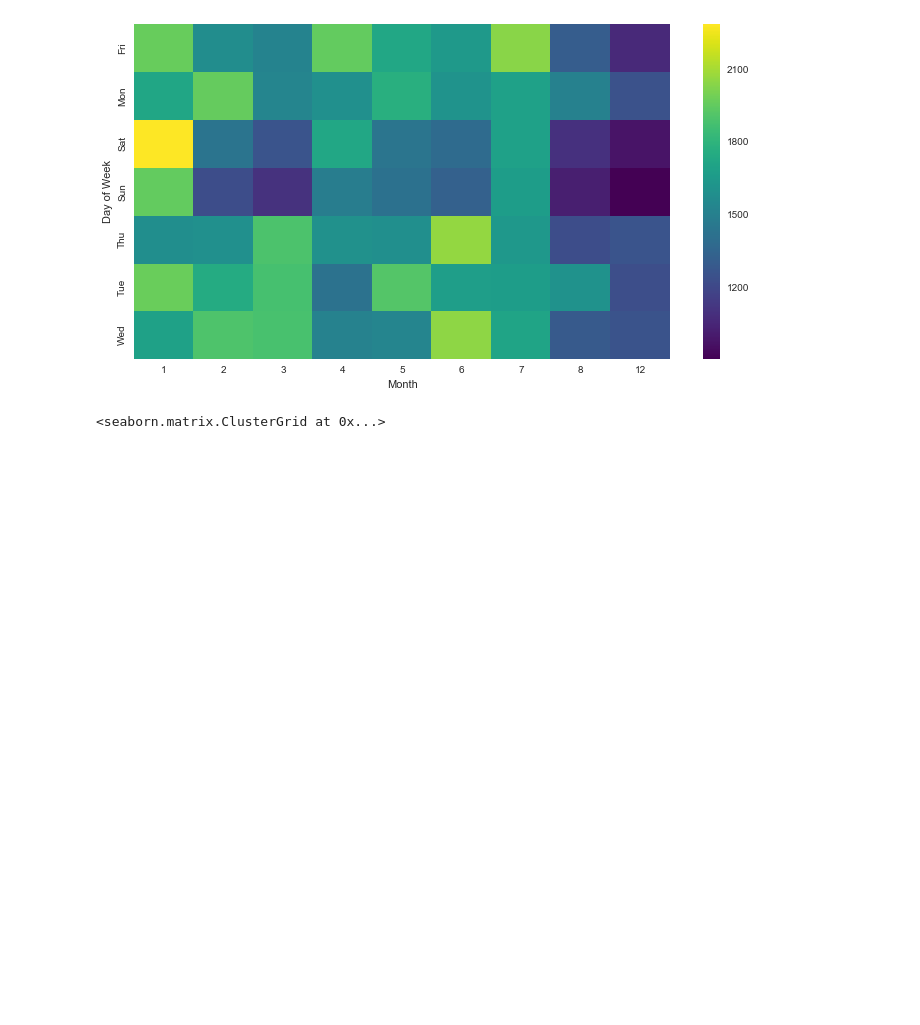
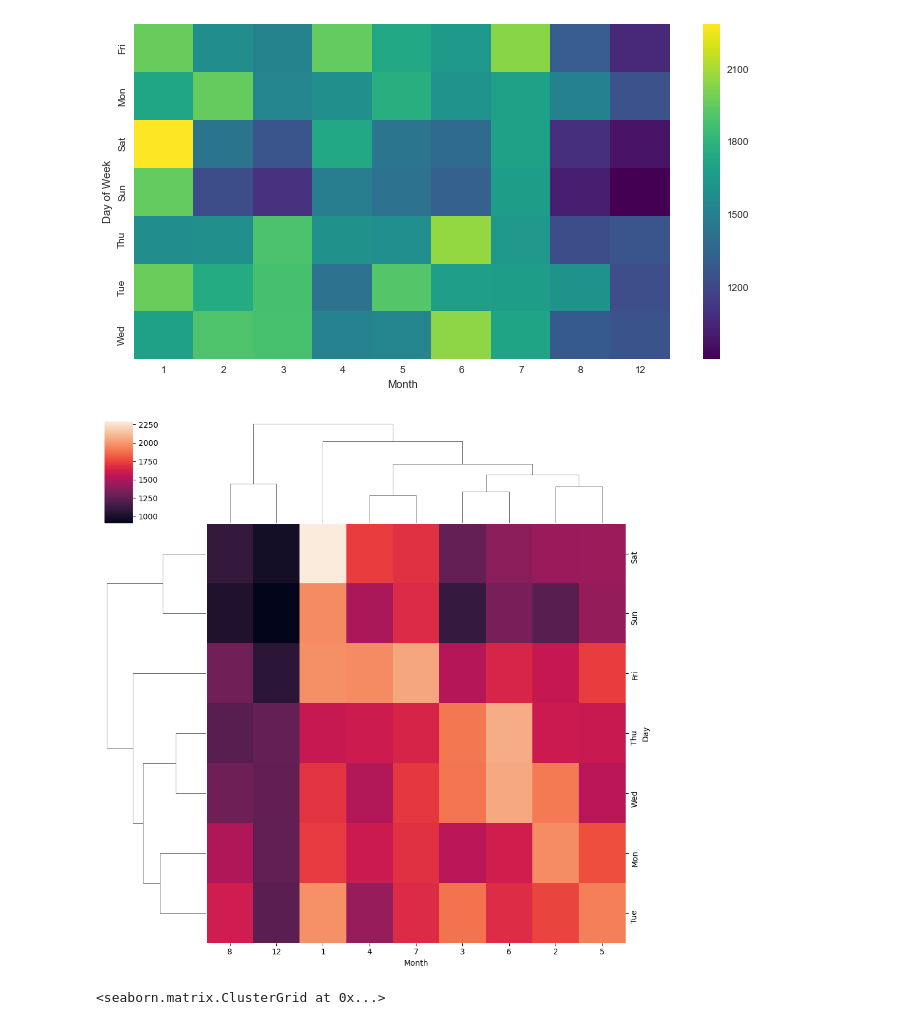
Before and after one commit to Gbohunmi/Python-for-Data-Science-and-Machine-Learning-Bootcamp-master, a Jupyter notebook: 10-Data-Capstone-Projects/01-911 Calls Data Capstone Project.ipynb, the cells around one changed output. Saved outputs shown, nothing was run; the diff lists cells and outputs as text; code cells hidden in the pictures; blank space fills up the shorter version.

Commit message:
dayMonth Cluster Map

```diff
--- a/10-Data-Capstone-Projects/01-911 Calls Data Capstone Project.ipynb
+++ b/10-Data-Capstone-Projects/01-911 Calls Data Capstone Project.ipynb
@@ -324,6 +324,12 @@ plt.show()
 # %% [output]
 <matplotlib.axes._subplots.AxesSubplot at 0x...>
 [figure]
+# %%
+sns.clustermap(dayMonth)
+
+plt.show()
+# %% [output]
+[figure, added]
 # %%
 # %% [output]
 <seaborn.matrix.ClusterGrid at 0x...>
```
